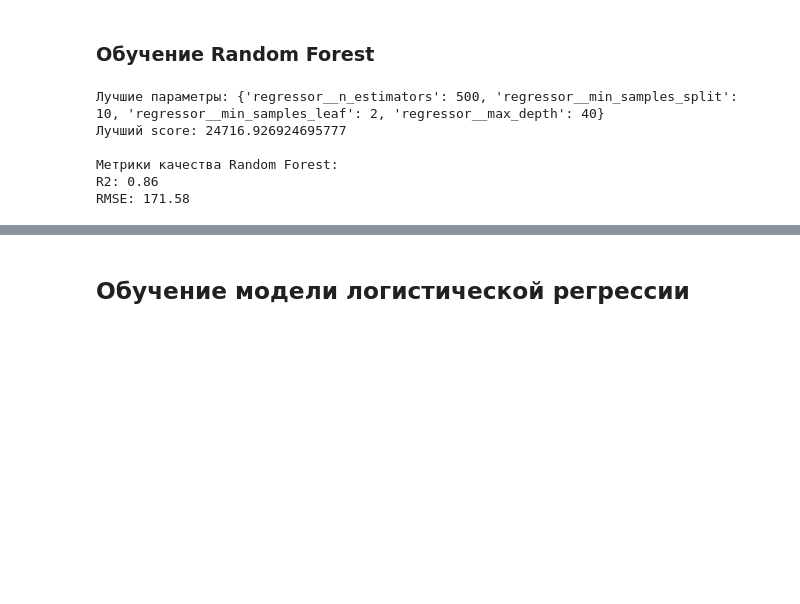
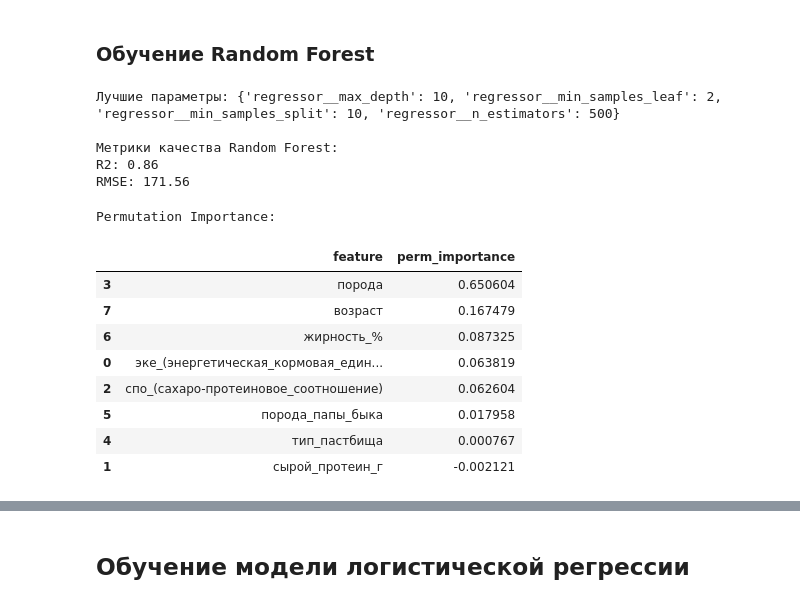
Before and after one commit to Shattsur/cow_price_prediction, a Jupyter notebook: cow_price_prediction.ipynb, the cells around one changed output, grey strips where cells are left out. Cells and saved outputs as stored; diff of their text form; code cells hidden in the pictures; blank space fills up the shorter version.

```diff
--- a/cow_price_prediction.ipynb
+++ b/cow_price_prediction.ipynb
@@ -1302,8 +1306,9 @@ rf_pipe = Pipeline(steps=[
 param_dist = {
     'regressor__n_estimators': [100, 200, 300, 400, 500],
     'regressor__max_depth': [None, 10, 20, 30, 40, 50],
-    'regressor__min_samples_split': [2, 5, 10],
-    'regressor__min_samples_leaf': [1, 2, 4],
+    'regressor__min_samples_split': st.randint(2, 11),
+    'regressor__min_samples_leaf': st.randint(1, 5)
+
 }
 
 
@@ -1323,7 +1328,6 @@ random_search.fit(X_train, y_train)
 
 # Выводим лучшие параметры
 print("Лучшие параметры:", random_search.best_params_)
-print("Лучший score:", -random_search.best_score_)
 
 # Создаем модель с лучшими параметрами
 best_rf = random_search.best_estimator_
@@ -1342,9 +1346,41 @@ print("\nМетрики качества Random Forest:")
 print(f"R2: {r2_rf:.2f}")
 print(f"RMSE: {rmse_rf:.2f}")
 # %% [output]
-Лучшие параметры: {'regressor__n_estimators': 500, 'regressor__min_samples_split': 10, 'regressor__min_samples_leaf': 2, 'regressor__max_depth': 40}
-Лучший score: 24716.926924695777
+Лучшие параметры: {'regressor__max_depth': 10, 'regressor__min_samples_leaf': 2, 'regressor__min_samples_split': 10, 'regressor__n_estimators': 500}
 
 Метрики качества Random Forest:
 R2: 0.86
-RMSE: 171.58
+RMSE: 171.56
+# %%
+best_model_rf = random_search.best_estimator_.named_steps['regressor']
+X_test_processed = best_rf.named_steps['preprocessor'].transform(X_test)
+
+# Permutation importance
+from sklearn.inspection import permutation_importance
+
+perm_importance = permutation_importance(
+    best_model_rf,
+    X_test_processed,
+    y_test,
+    n_repeats=10,
+    random_state=42
+)
+
+perm_importance_df = pd.DataFrame({
+    'feature': X_train.columns,
+    'perm_importance': perm_importance.importances_mean
+}).sort_values('perm_importance', ascending=False)
+
+print("Permutation Importance:")
+perm_importance_df
+# %% [output]
+Permutation Importance:
+|  | feature | perm_importance |
+| 3 | порода | 0.650604 |
+| 7 | возраст | 0.167479 |
+| 6 | жирность_% | 0.087325 |
+| 0 | эке_(энергетическая_кормовая_един... | 0.063819 |
+| 2 | спо_(сахаро-протеиновое_соотношение) | 0.062604 |
+| 5 | порода_папы_быка | 0.017958 |
+| 4 | тип_пастбища | 0.000767 |
+| 1 | сырой_протеин_г | -0.002121 |
```
Also changed, not shown: parts of 9 cells of this notebook.
